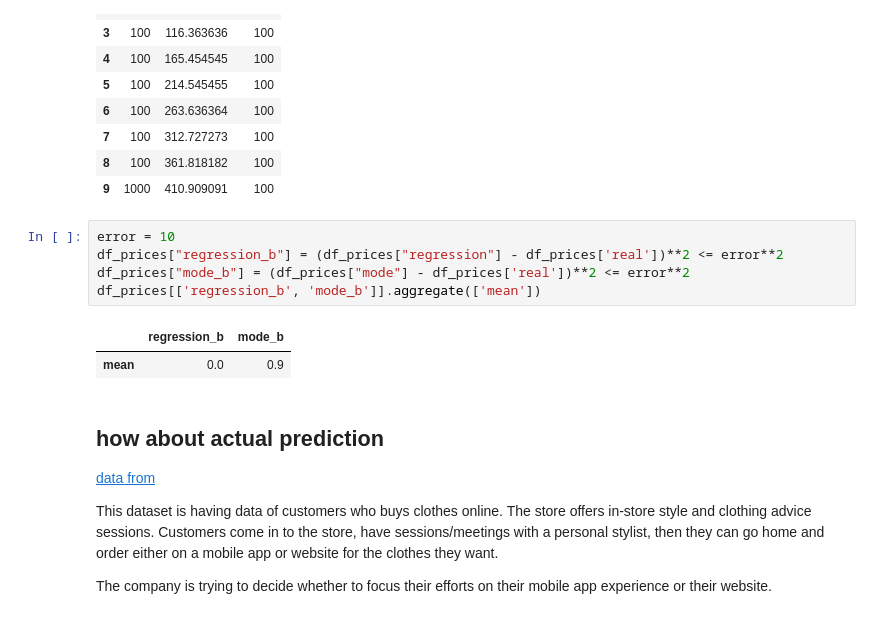
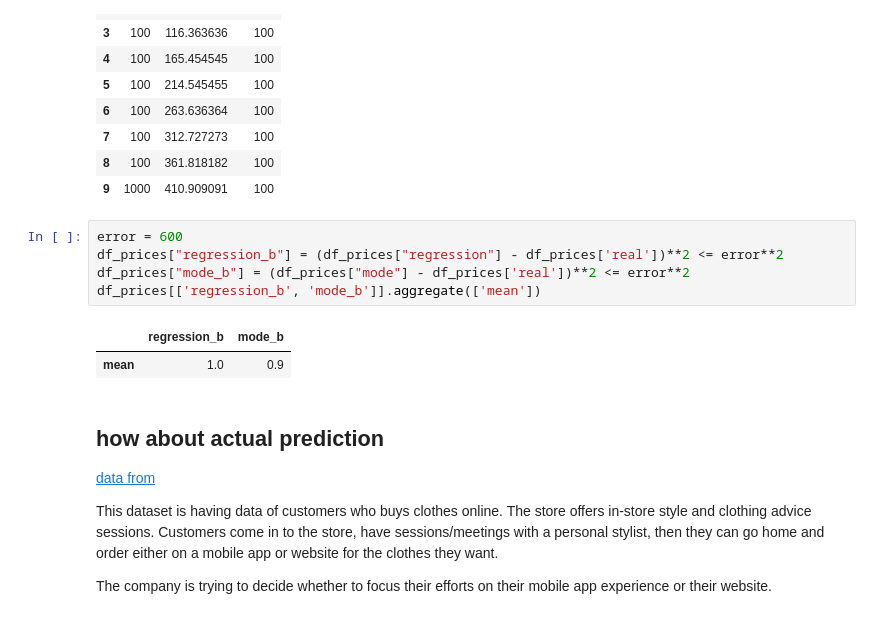
Before and after one commit to vvseva/DS_DAPS, a Jupyter notebook: 4-lab/4-prediction.ipynb, the cells around one changed output. Saved outputs shown, nothing was run; the diff lists cells and outputs as text.

```diff
--- a/4-lab/4-prediction.ipynb
+++ b/4-lab/4-prediction.ipynb
@@ -400,13 +446,13 @@ df_prices
 | 8 | 100 | 361.818182 | 100 |
 | 9 | 1000 | 410.909091 | 100 |
 # %%
-error = 10
+error = 600
 df_prices["regression_b"] = (df_prices["regression"] - df_prices['real'])**2 <= error**2
 df_prices["mode_b"] = (df_prices["mode"] - df_prices['real'])**2 <= error**2
 df_prices[['regression_b', 'mode_b']].aggregate(['mean'])
 # %% [output]
 |  | regression_b | mode_b |
-| mean | 0.0 | 0.9 |
+| mean | 1.0 | 0.9 |
 # %% [markdown]
 ## how about actual prediction
 
```
Also changed, not shown: parts of 28 cells of this notebook, 1 other file.
